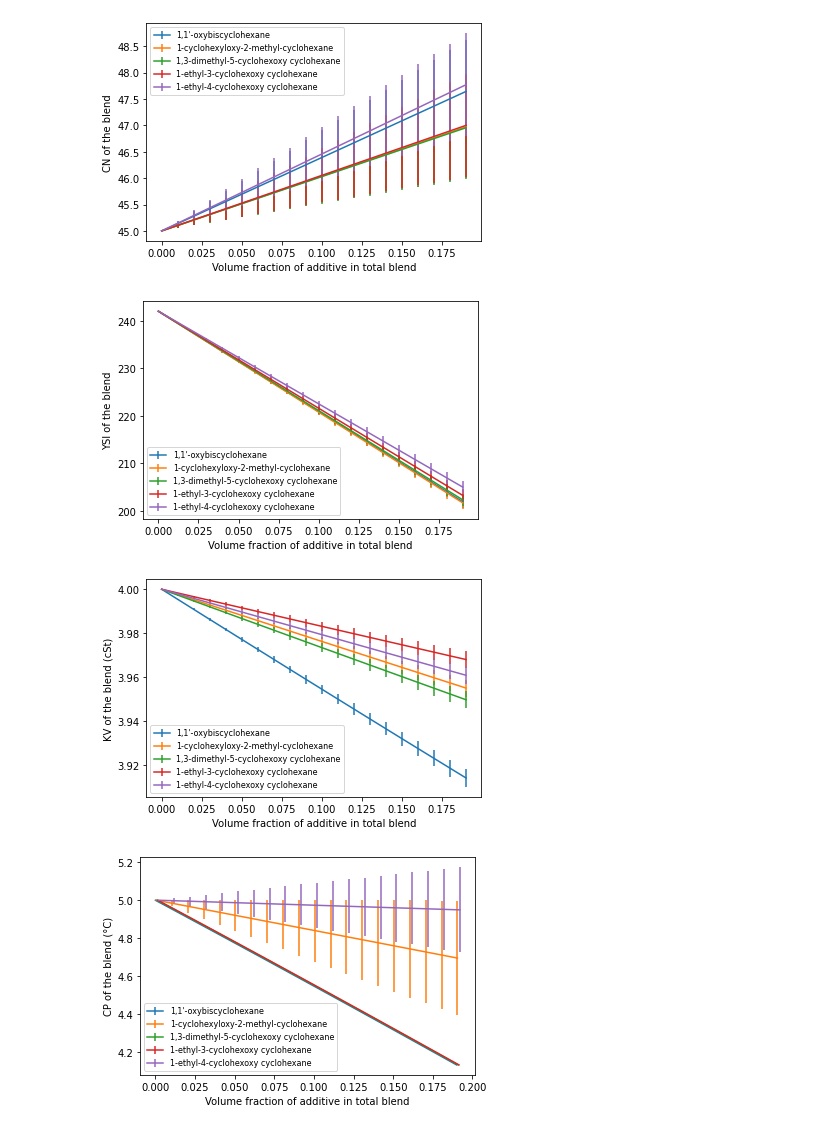
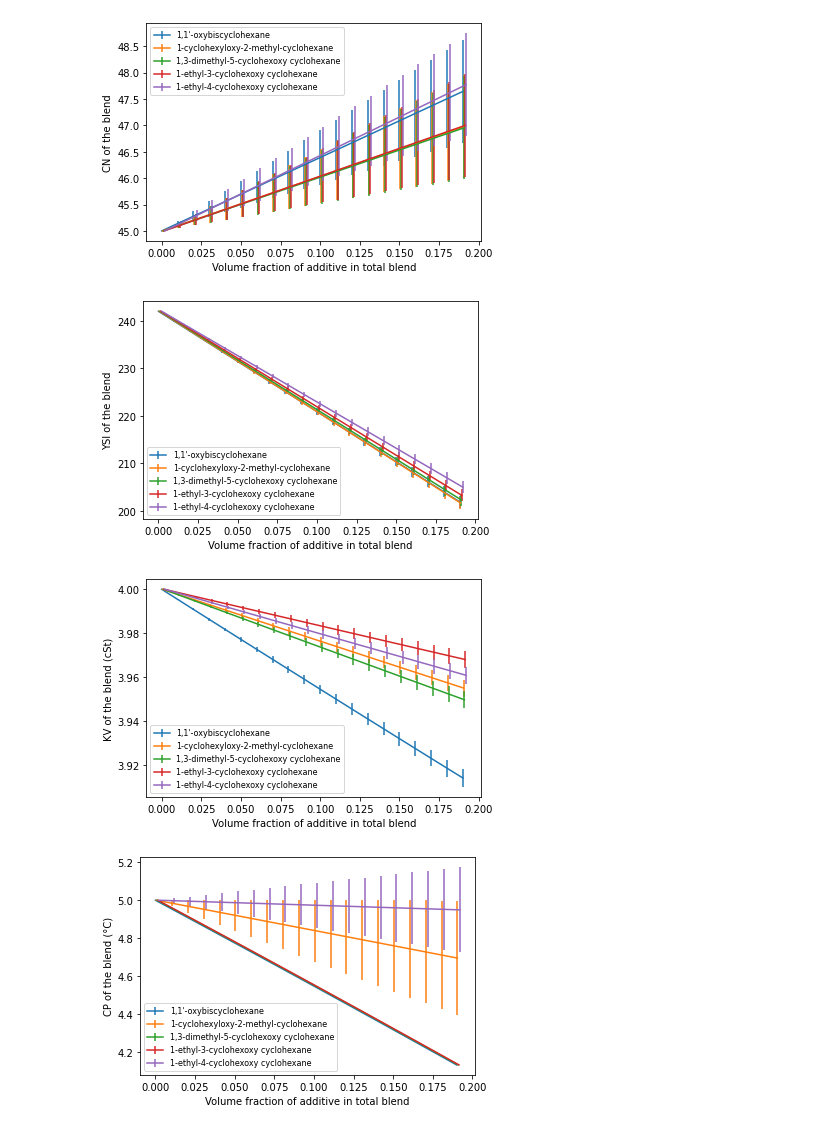
Before and after one commit to ECRL/publication_procedures, a Jupyter notebook: ICEF2021-67785/preduct_cufp_in_diesel_blend.ipynb, the cells around one changed output. Cells and saved outputs as stored; diff of their text form; code cells hidden in the pictures.

Commit message:
Edits to figures

```diff
--- a/ICEF2021-67785/preduct_cufp_in_diesel_blend.ipynb
+++ b/ICEF2021-67785/preduct_cufp_in_diesel_blend.ipynb
@@ -98,38 +98,38 @@ for comp in selected_compounds:
 # %%
 from matplotlib import pyplot as plt
 
 plt.clf()
 plt.xlabel('Volume fraction of additive in total blend')
 plt.ylabel('CN of the blend')
 for idx, curve in enumerate(curves['CN']):
-    plt.errorbar([c[1] for c in curve], [c[0] for c in curve],
+    plt.errorbar([c[1] + (idx * 0.0005) for c in curve], [c[0] for c in curve],
                  label=selected_compounds[idx]['Name'], yerr=[c[2] for c in curve])
 plt.legend(loc='upper left', prop={'size': 8})
 plt.show()
 # %% [output]
-[figure, old version]
+[figure, new version]
 # %%
 plt.clf()
 plt.xlabel('Volume fraction of additive in total blend')
 plt.ylabel('YSI of the blend')
 for idx, curve in enumerate(curves['YSI']):
-    plt.errorbar([c[1] for c in curve], [c[0] for c in curve],
+    plt.errorbar([c[1] + (idx * 0.0005) for c in curve], [c[0] for c in curve],
                  label=selected_compounds[idx]['Name'], yerr=[c[2] for c in curve])
 plt.legend(loc='lower left', prop={'size': 8})
 plt.show()
 # %% [output]
-[figure, old version]
+[figure, new version]
 # %%
 plt.clf()
 plt.xlabel('Volume fraction of additive in total blend')
 plt.ylabel('KV of the blend (cSt)')
 for idx, curve in enumerate(curves['KV']):
-    plt.errorbar([c[1] for c in curve], [c[0] for c in curve],
+    plt.errorbar([c[1] + (idx * 0.0005) for c in curve], [c[0] for c in curve],
                  label=selected_compounds[idx]['Name'], yerr=[c[2] for c in curve])
 plt.legend(loc='lower left', prop={'size': 8})
 plt.show()
 # %% [output]
-[figure, old version]
+[figure, new version]
 # %%
 plt.clf()
 plt.xlabel('Volume fraction of additive in total blend')
```
Also changed, not shown: parts of 1 cell of this notebook.
